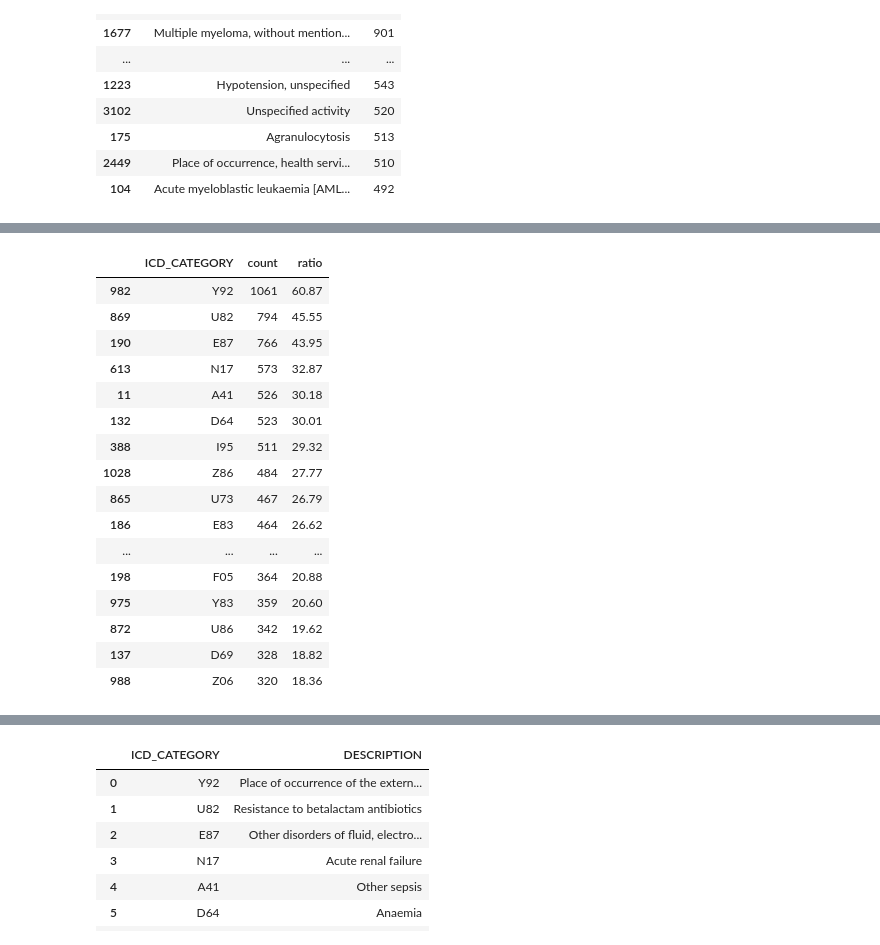
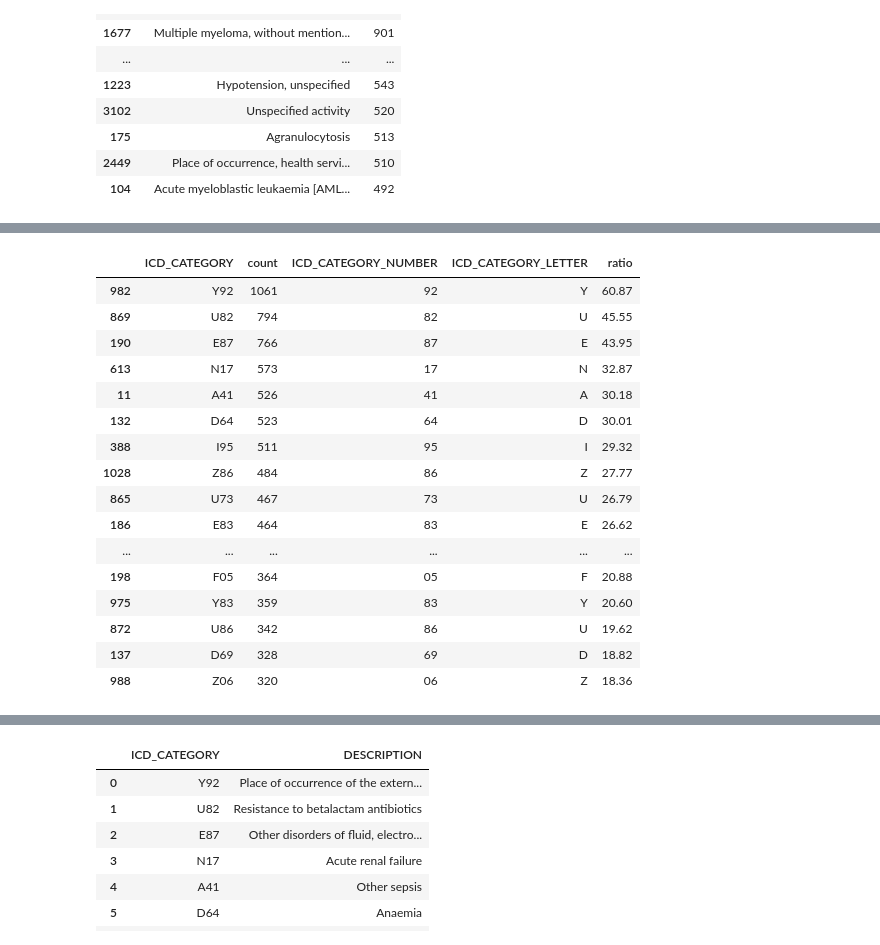
Before and after one commit to ryashpal/EHR-Int-Analysis, a Jupyter notebook: notebooks/co_morbidities_analysis/exploration_1.ipynb, the cells around one changed output, grey strips where cells are left out. Saved outputs shown, nothing was run; the diff lists cells and outputs as text; code cells hidden in the pictures.

```diff
--- a/notebooks/co_morbidities_analysis/exploration_1.ipynb
+++ b/notebooks/co_morbidities_analysis/exploration_1.ipynb
@@ -192,26 +214,28 @@ topComorbiditiesDf.sort_values(by=['count'], ascending=False)[:20]
 # %%
 filteredIcdDf['ICD_CATEGORY'] = filteredIcdDf.AUSTRALIAN_MODIFICATION.str[:3]
 topIcdCategoriesDf = filteredIcdDf[['ICD_CATEGORY', 'PATIENT_ID']].drop_duplicates().groupby(by=['ICD_CATEGORY']).agg(['count'])
 topIcdCategoriesDf.columns = topIcdCategoriesDf.columns.levels[1]
 topIcdCategoriesDf = topIcdCategoriesDf.reset_index()
+topIcdCategoriesDf['ICD_CATEGORY_NUMBER'] = topIcdCategoriesDf.ICD_CATEGORY.str[1:]
+topIcdCategoriesDf['ICD_CATEGORY_LETTER'] = topIcdCategoriesDf.ICD_CATEGORY.str[:1]
 topIcdCategoriesDf['ratio'] = round(topIcdCategoriesDf['count']/filteredIcdDf.PATIENT_ID.drop_duplicates().shape[0]*100, 2)
 topIcdCategoriesDf = topIcdCategoriesDf.sort_values(by=['count'], ascending=False)
 topIcdCategoriesDf[:20]
 # %% [output]
-|  | ICD_CATEGORY | count | ratio |
-| 982 | Y92 | 1061 | 60.87 |
-| 869 | U82 | 794 | 45.55 |
-| 190 | E87 | 766 | 43.95 |
-| 613 | N17 | 573 | 32.87 |
-| 11 | A41 | 526 | 30.18 |
-| 132 | D64 | 523 | 30.01 |
-| 388 | I95 | 511 | 29.32 |
-| 1028 | Z86 | 484 | 27.77 |
-| 865 | U73 | 467 | 26.79 |
-| 186 | E83 | 464 | 26.62 |
-| ... | ... | ... | ... |
-| 198 | F05 | 364 | 20.88 |
-| 975 | Y83 | 359 | 20.60 |
-| 872 | U86 | 342 | 19.62 |
-| 137 | D69 | 328 | 18.82 |
-| 988 | Z06 | 320 | 18.36 |
+|  | ICD_CATEGORY | count | ICD_CATEGORY_NUMBER | ICD_CATEGORY_LETTER | ratio |
+| 982 | Y92 | 1061 | 92 | Y | 60.87 |
+| 869 | U82 | 794 | 82 | U | 45.55 |
+| 190 | E87 | 766 | 87 | E | 43.95 |
+| 613 | N17 | 573 | 17 | N | 32.87 |
+| 11 | A41 | 526 | 41 | A | 30.18 |
+| 132 | D64 | 523 | 64 | D | 30.01 |
+| 388 | I95 | 511 | 95 | I | 29.32 |
+| 1028 | Z86 | 484 | 86 | Z | 27.77 |
+| 865 | U73 | 467 | 73 | U | 26.79 |
+| 186 | E83 | 464 | 83 | E | 26.62 |
+| ... | ... | ... | ... | ... | ... |
+| 198 | F05 | 364 | 05 | F | 20.88 |
+| 975 | Y83 | 359 | 83 | Y | 20.60 |
+| 872 | U86 | 342 | 86 | U | 19.62 |
+| 137 | D69 | 328 | 69 | D | 18.82 |
+| 988 | Z06 | 320 | 06 | Z | 18.36 |
```
Also changed, not shown: parts of 5 cells of this notebook.
